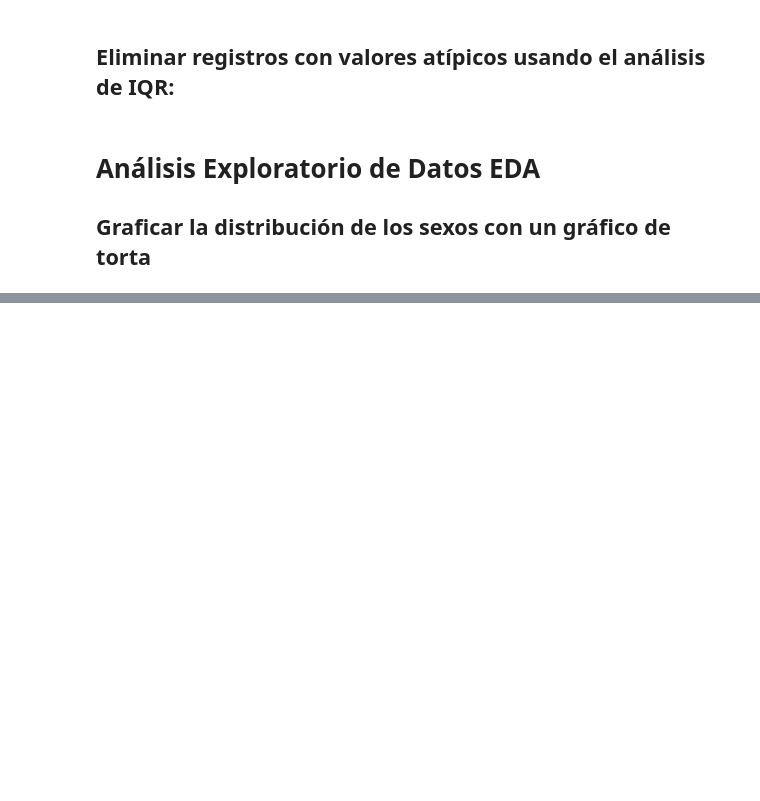
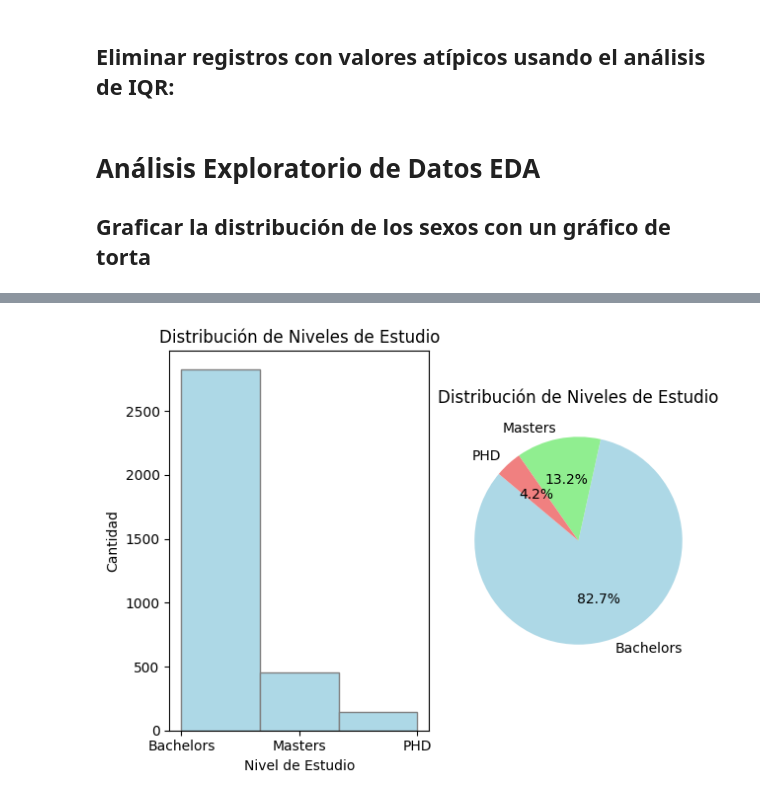
Before and after one commit to andreajhdez/Analisis_y_Prediccion_Datos_Empleados, a Jupyter notebook: procesamientodatos.ipynb, the cells around one changed output, grey strips where cells are left out. Drawn from its saved outputs; the diff is of its cells as text; code cells hidden in the pictures; blank space fills up the shorter version.

```diff
--- a/procesamientodatos.ipynb
+++ b/procesamientodatos.ipynb
@@ -68,0 +85,25 @@ df = df[~((df[num_columns] < (Q1 - 1.5 * IQR)) | (df[num_columns] > (Q3 + 1.5 *
+# %%
+import matplotlib.pyplot as plt
+import numpy as np
+
+#Se utiliza subplot para realizar el primer grafico: Histógrama
+#Indice 1 que proque es el primero de izquierda a derecha
+plt.subplot(1, 2, 1)
+plt.hist(df['Education'], bins=3, color= 'lightblue', edgecolor='gray')
+plt.title('Distribución de Niveles de Estudio')
+plt.xlabel('Nivel de Estudio')
+plt.ylabel('Cantidad')
+
+#Se utiliza subplot para realizar el primer grafico: gráfico de tortas
+#Indice 1 que proque es el primero de izquierda a derecha
+plt.subplot(1, 2, 2)
+#Se sacan los valores de la columna education
+education_counts = df['Education'].value_counts()
+colors =['lightblue','lightgreen','lightcoral']
+plt.pie(education_counts, labels=education_counts.index, autopct='%1.1f%%', colors=colors, startangle=140)
+plt.title('Distribución de Niveles de Estudio')
+
+plt.tight_layout()
+plt.show()
+# %% [output]
+[figure, added]
```
Also changed, not shown: parts of 6 cells of this notebook.
